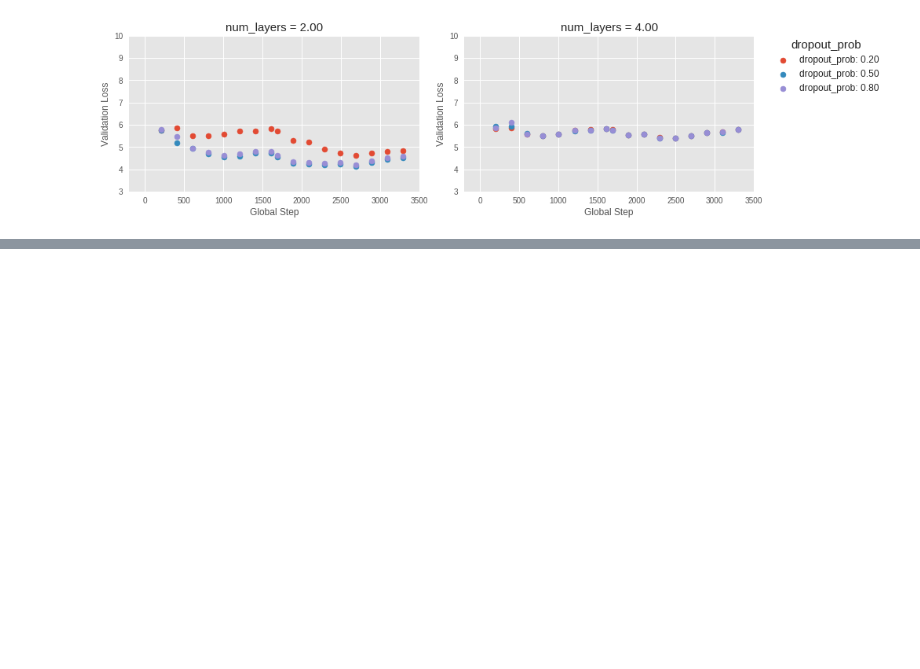
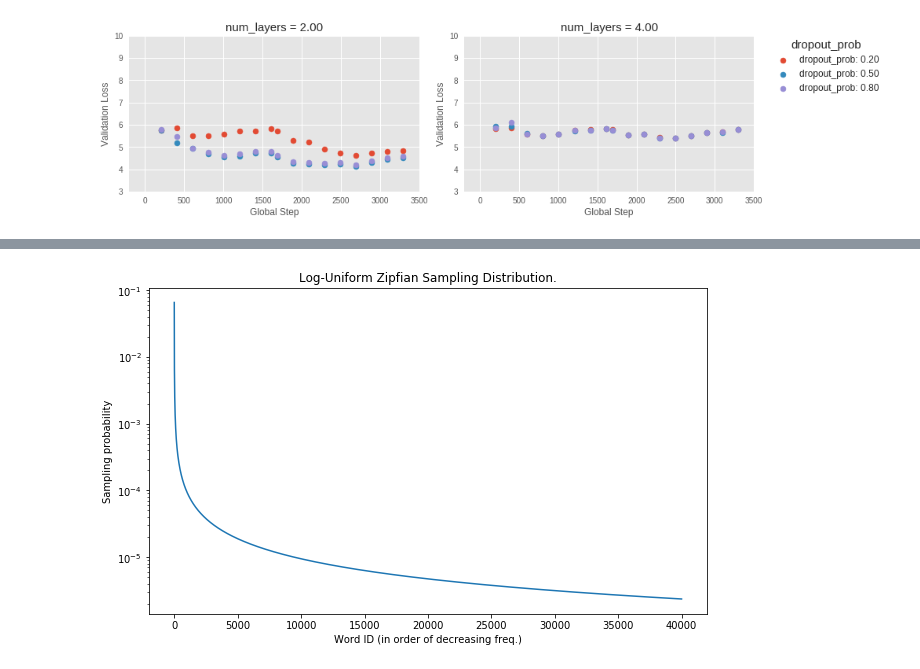
Before and after one commit to mckinziebrandon/DeepChatModels, a Jupyter notebook: notebooks/Analysis.ipynb, the cells around one changed output, grey strips where cells are left out. Drawn from its saved outputs; the diff is of its cells as text; code cells hidden in the pictures; blank space fills up the shorter version.

```diff
--- a/notebooks/Analysis.ipynb
+++ b/notebooks/Analysis.ipynb
@@ -179,0 +188,15 @@ inception_split(df, "num_layers", num_layers, "dropout_prob", dropout_probs)
+# %%
+import matplotlib.pyplot as plt
+import numpy as np
+%matplotlib inline
+vocab_size = 40000
+x_axis = np.arange(vocab_size)
+zipfian = (np.log(x_axis + 2) - np.log(x_axis + 1)) / np.log(vocab_size + 1)
+plt.figure(figsize=(10, 6))
+plt.semilogy(x_axis, zipfian)
+plt.title('Log-Uniform Zipfian Sampling Distribution.')
+plt.xlabel('Word ID (in order of decreasing freq.)')
+plt.ylabel('Sampling probability')
+plt.show()
+# %% [output]
+[figure, added]
```
Also changed, not shown: parts of 3 cells of this notebook, 1 other file.
